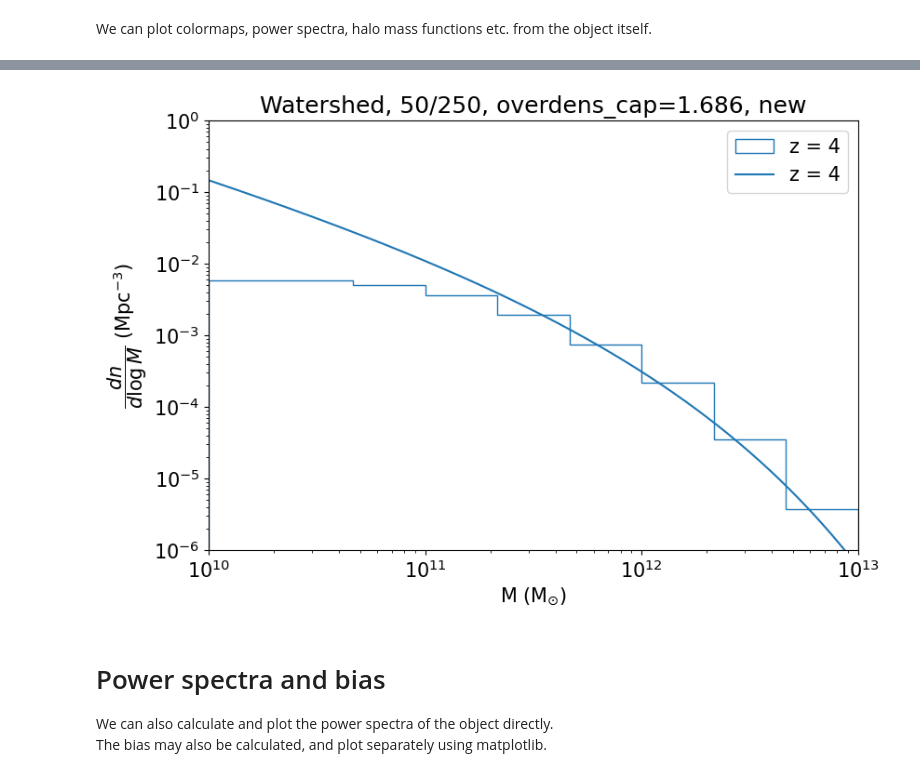
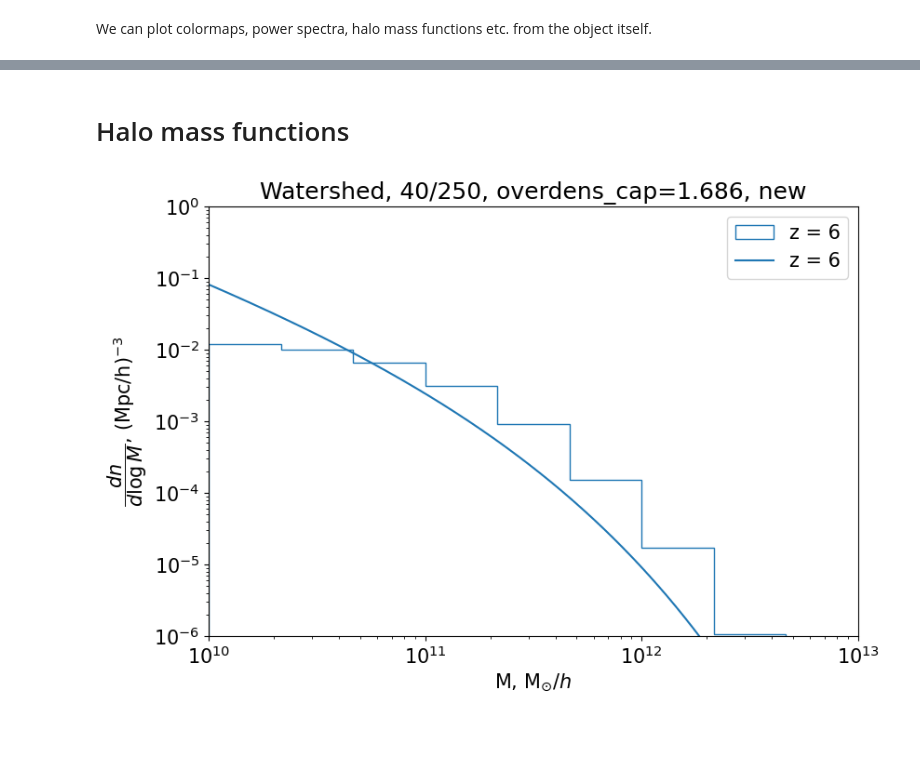
Before and after one commit to raxquax123/postEoR, a Jupyter notebook: examples.ipynb, the cells around one changed output, grey strips where cells are left out. Saved outputs shown, nothing was run; the diff lists cells and outputs as text; code cells hidden in the pictures; blank space fills up the shorter version.

```diff
--- a/examples.ipynb
+++ b/examples.ipynb
@@ -55,0 +12,2 @@ abt to convolve
+# %%
+box = gen.generate_box(6, 250, 40, overdens_cap=1.686, connectivity=3, normalise_halos=True)
@@ -56,4 +32,2 @@ abt to convolve
 # %% [markdown]
 We can plot colormaps, power spectra, halo mass functions etc. from the object itself.
-# %%
-box = gen.generate_box(4, 250, 50, overdens_cap=1.686, connectivity=3)
@@ -78,14 +34,9 @@ abt to convolve
+# %% [markdown]
+# Halo mass functions
 # %%
-import matplotlib.pyplot as plt
-
-box.gen_hmf(title="Watershed, 50/250, overdens_cap=1.686, new", Mmax=13, Mmin=10)
+box.gen_hmf(title="Watershed, 40/250, overdens_cap=1.686, new", Mmax=13, Mmin=10)
 plt.ylim(1e-6, 1e-0)
 plt.xlim(1e10, 1e13)
 plt.show()
 # %% [output]
-[figure, old version]
+[figure, new version]
-# %% [markdown]
-# Power spectra and bias
-
-We can also calculate and plot the power spectra of the object directly. <br>
-The bias may also be calculated, and plot separately using matplotlib.
```
Also changed, not shown: parts of 23 cells of this notebook, 8 other files.
